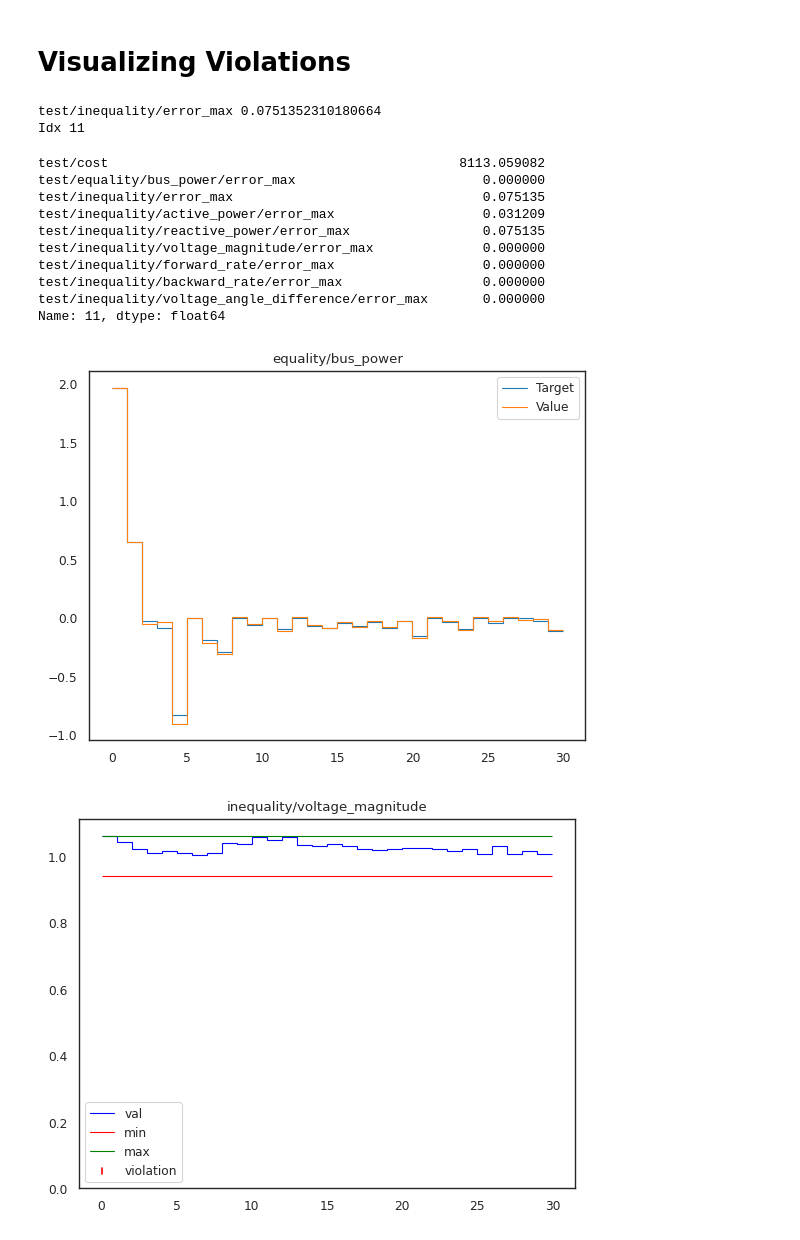
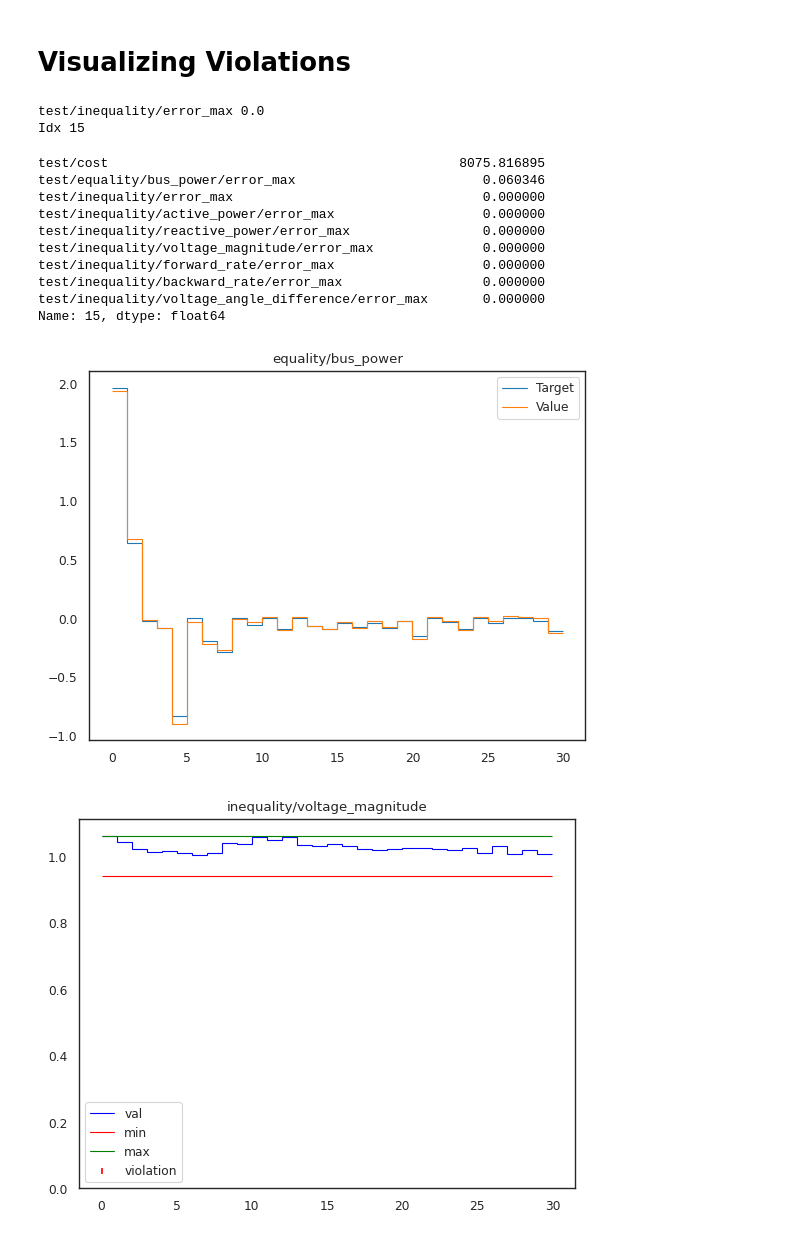
Before and after one commit to Damowerko/opf, a Jupyter notebook: notebooks/analysis.ipynb, the cells around one changed output. Drawn from its saved outputs; the diff is of its cells as text; code cells hidden in the pictures.

```diff
--- a/notebooks/analysis.ipynb
+++ b/notebooks/analysis.ipynb
@@ -29,7 +29,7 @@ run = api.run(f"damowerko/opf/{run_id}")
 
 run.config.update(data_dir="../data")
 dm = opf.dataset.CaseDataModule(**run.config)
-barrier = utils.create_model(run.config).cpu()
+barrier = utils.create_model(run.config).cpu().eval()
 
 # load checkpoint
 with TemporaryDirectory() as tmpdir:
@@ -199,36 +199,33 @@ df.iloc[index][
     ]
 ]
 # %% [output]
-test/inequality/error_max 0.0751352310180664
-Idx 11
+test/inequality/error_max 0.0
+Idx 15
-test/cost                                             8113.059082
-test/equality/bus_power/error_max                        0.000000
-test/inequality/error_max                                0.075135
-test/inequality/active_power/error_max                   0.031209
-test/inequality/reactive_power/error_max                 0.075135
+test/cost                                             8075.816895
+test/equality/bus_power/error_max                        0.060346
+test/inequality/error_max                                0.000000
+test/inequality/active_power/error_max                   0.000000
+test/inequality/reactive_power/error_max                 0.000000
 test/inequality/voltage_magnitude/error_max              0.000000
 test/inequality/forward_rate/error_max                   0.000000
 test/inequality/backward_rate/error_max                  0.000000
 test/inequality/voltage_angle_difference/error_max       0.000000
-Name: 11, dtype: float64
+Name: 15, dtype: float64
 # %%
-from opf.plot import plot_constraints, plot_equality
-from opf.dataset import PowerflowBatch, PowerflowData
+# perform inference on the test set
+from opf.plot import plot_constraints
 import opf.powerflow as pf
-from torch_geometric.data import Data
 
 with torch.no_grad():
-    dataset = list(dm.test_dataloader())
-    batch: PowerflowBatch = dataset[0]
-    graph_data = batch.data.get_example(0)
-    assert isinstance(graph_data, Data)
-    data = PowerflowData(graph_data, batch.powerflow_parameters)
-
+    dm.setup("test")
+    dataset = dm.test_dataset
+    assert isinstance(dataset, opf.dataset.StaticGraphDataset)
+    data = dataset[0]
     V, S, Sd = barrier.float()(data)
-    variables, _, _, _ = barrier._step_helper(V, S, Sd, batch.powerflow_parameters)
-    constraints = pf.build_constraints(variables, batch.powerflow_parameters)
+    variables, _, _, _ = barrier._step_helper(V, S, Sd, data.powerflow_parameters)
+    constraints = pf.build_constraints(variables, data.powerflow_parameters)
     plots = plot_constraints(constraints)
 # %% [output]
-[figure, old version]
+[figure, new version]
 [figure]
 [figure]
```
Also changed, not shown: parts of 4 cells of this notebook.
